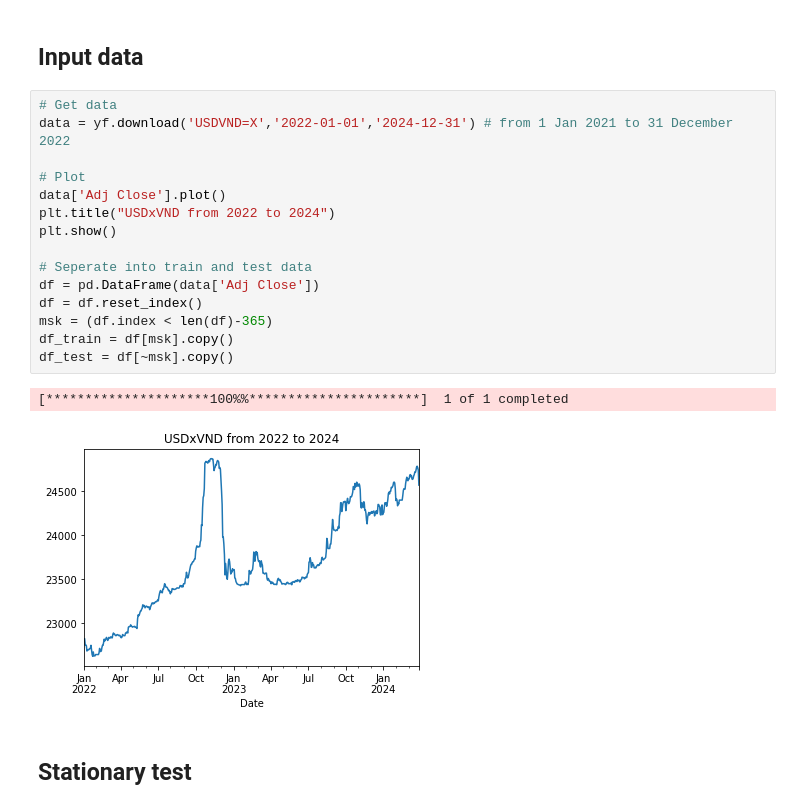
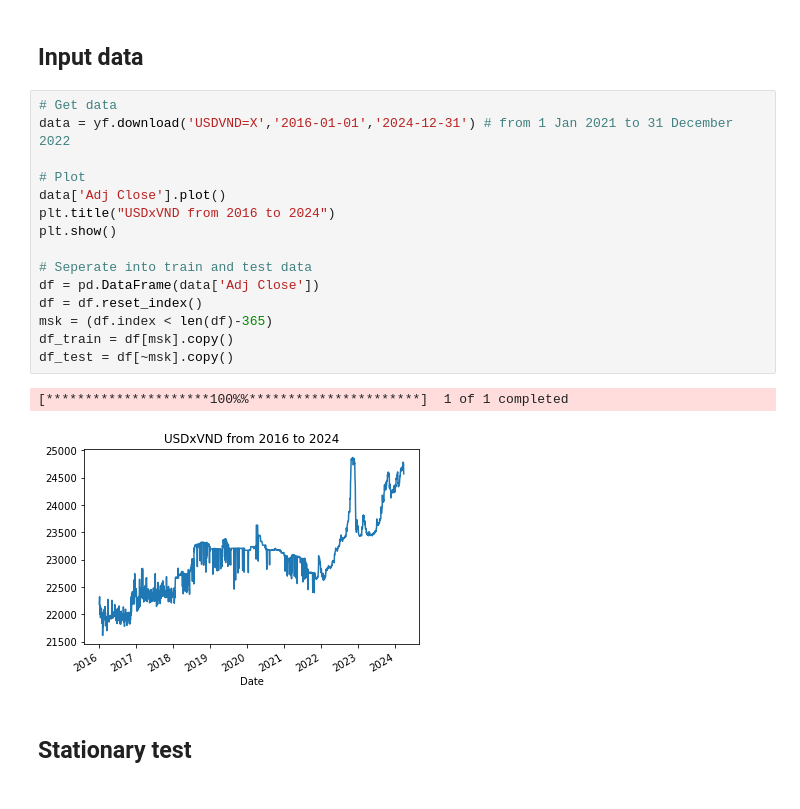
Before and after one commit to czarhirah/Econometrics, a Jupyter notebook: Zah/ARIMA v2.ipynb, the cells around one changed output. Drawn from its saved outputs; the diff is of its cells as text.

```diff
--- a/Zah/ARIMA v2.ipynb
+++ b/Zah/ARIMA v2.ipynb
@@ -32,22 +32,22 @@ from datetime import datetime
 ## Input data
 # %%
 # Get data
-data = yf.download('USDVND=X','2022-01-01','2024-12-31') # from 1 Jan 2021 to 31 December 2022
+data = yf.download('USDVND=X','2016-01-01','2024-12-31') # from 1 Jan 2021 to 31 December 2022
 
 # Plot
 data['Adj Close'].plot()
-plt.title("USDxVND from 2022 to 2024")
+plt.title("USDxVND from 2016 to 2024")
 plt.show()
 
 # Seperate into train and test data
 df = pd.DataFrame(data['Adj Close'])
 df = df.reset_index()
 msk = (df.index < len(df)-365)
 df_train = df[msk].copy()
 df_test = df[~msk].copy()
 # %% [output]
 [*********************100%%**********************]  1 of 1 completed
-[figure, old version]
+[figure, new version]
 # %% [markdown]
 ## Stationary test
 # %%
```
Also changed, not shown: parts of 9 cells of this notebook.
